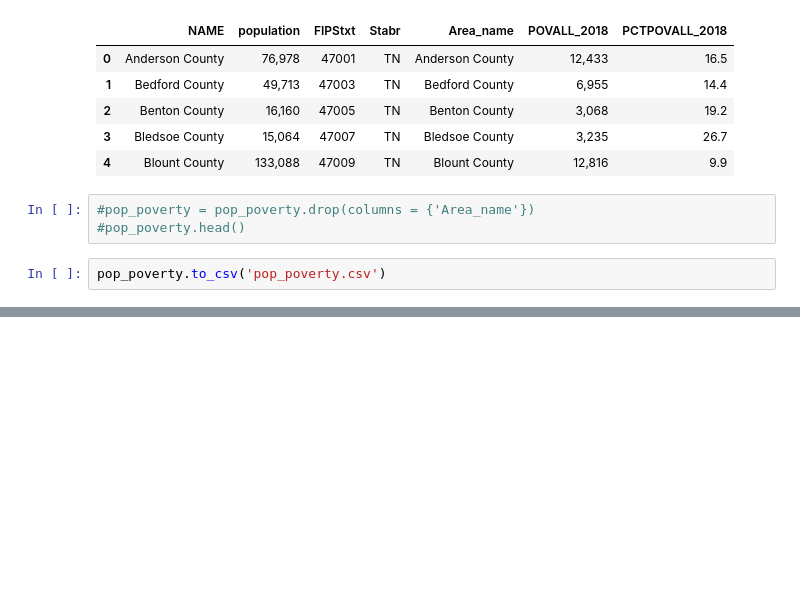
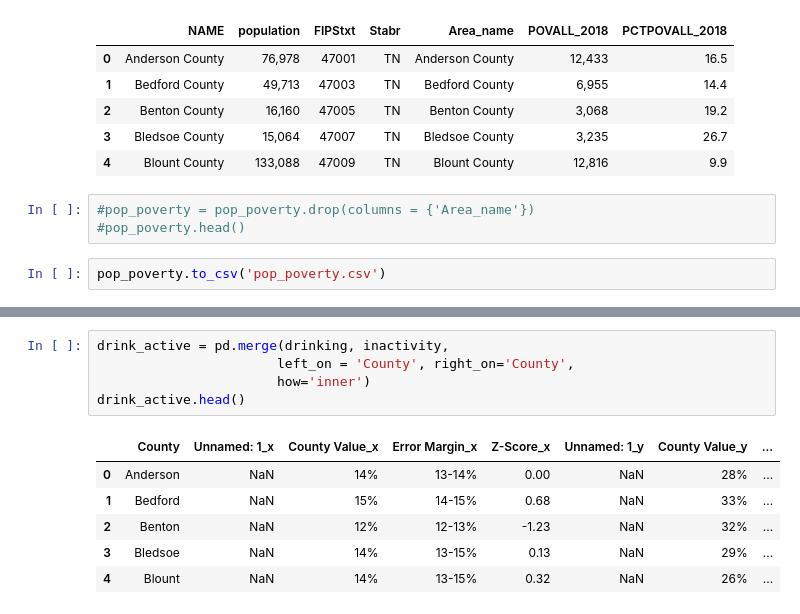
Before and after one commit to bsfcs/smile-on-black_panther, a Jupyter notebook: smile-big4.ipynb, the cells around one changed output, grey strips where cells are left out. Cells and saved outputs as stored; diff of their text form; blank space fills up the shorter version.

```diff
--- a/smile-big4.ipynb
+++ b/smile-big4.ipynb
@@ -79,0 +212,12 @@ pop_poverty.to_csv('pop_poverty.csv')
+# %%
+drink_active = pd.merge(drinking, inactivity,
+                       left_on = 'County', right_on='County',
+                       how='inner')
+drink_active.head()
+# %% [output]
+|  | County | Unnamed: 1_x | County Value_x | Error Margin_x | Z-Score_x | Unnamed: 1_y | County Value_y | ... |
+| 0 | Anderson | NaN | 14% | 13-14% | 0.00 | NaN | 28% | ... |
+| 1 | Bedford | NaN | 15% | 14-15% | 0.68 | NaN | 33% | ... |
+| 2 | Benton | NaN | 12% | 12-13% | -1.23 | NaN | 32% | ... |
+| 3 | Bledsoe | NaN | 14% | 13-15% | 0.13 | NaN | 29% | ... |
+| 4 | Blount | NaN | 14% | 13-15% | 0.32 | NaN | 26% | ... |
```
Also changed, not shown: parts of 16 cells of this notebook.
